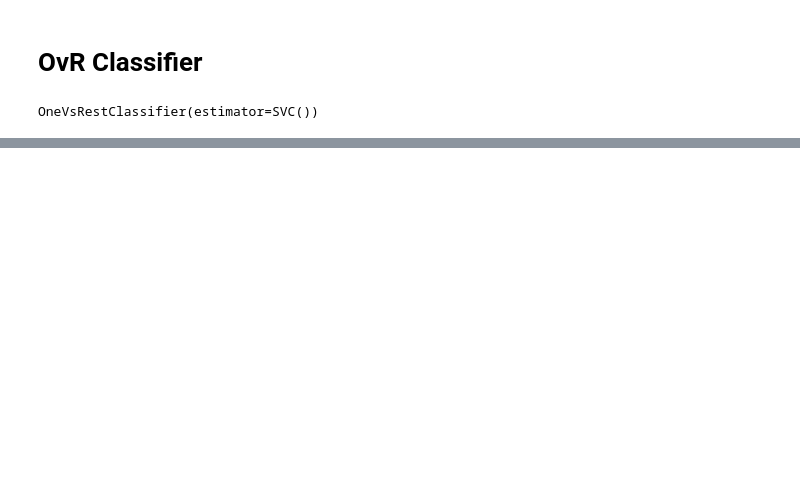
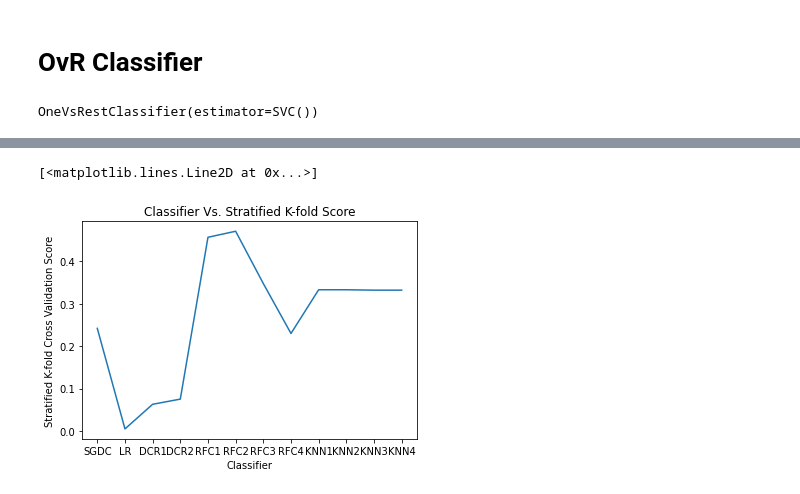
Before and after one commit to CS-5394-ML-Class/Project-3, a Jupyter notebook: CIFAR.ipynb, the cells around one changed output, grey strips where cells are left out. Saved outputs shown, nothing was run; the diff lists cells and outputs as text; code cells hidden in the pictures; blank space fills up the shorter version.

```diff
--- a/CIFAR.ipynb
+++ b/CIFAR.ipynb
@@ -276,0 +608,18 @@ NotFittedError: This OneVsRestClassifier instance is not fitted yet. Call 'fit'
+# %%
+# Get the average scores
+scv_sgdc_avg = np.average(scv_sgdc)
+
+scv_LR_avg = np.average(scv_LR)
+
+scv_DCR1_avg = np.average(scv_DCR1)
+scv_DCR2_avg = np.average(scv_DCR2)
+
+scv_RFC1_avg = np.average(scv_RFC1)
+scv_RFC2_avg = np.average(scv_RFC2)
+scv_RFC3_avg = np.average(scv_RFC3)
+scv_RFC4_avg = np.average(scv_RFC4)
+
+scv_KNN1_avg = np.average(scv_KNN1)
+scv_KNN2_avg = np.average(scv_KNN2)
+scv_KNN3_avg = np.average(scv_KNN3)
+scv_KNN4_avg = np.average(scv_KNN4)
@@ -276,0 +684,11 @@ NotFittedError: This OneVsRestClassifier instance is not fitted yet. Call 'fit'
+# %%
+# Graph the average validation scores
+plt.xlabel("Classifier")
+plt.ylabel("Stratified K-fold Cross Validation Score")
+plt.title("Classifier Vs. Stratified K-fold Score")
+x_data = ["SGDC", "LR", "DCR1", "DCR2", "RFC1", "RFC2", "RFC3", "RFC4", "KNN1", "KNN2", "KNN3", "KNN4"]
+y_data = [scv_sgdc_avg, scv_LR_avg, scv_DCR1_avg, scv_DCR2_avg, scv_RFC1_avg, scv_RFC2_avg, scv_RFC3_avg, scv_RFC4_avg, scv_KNN1_avg, scv_KNN2_avg, scv_KNN3_avg, scv_KNN4_avg]
+plt.plot(x_data, y_data)
+# %% [output]
+[<matplotlib.lines.Line2D at 0x...>]
+[figure, added]
```
Also changed, not shown: parts of 41 cells of this notebook.
